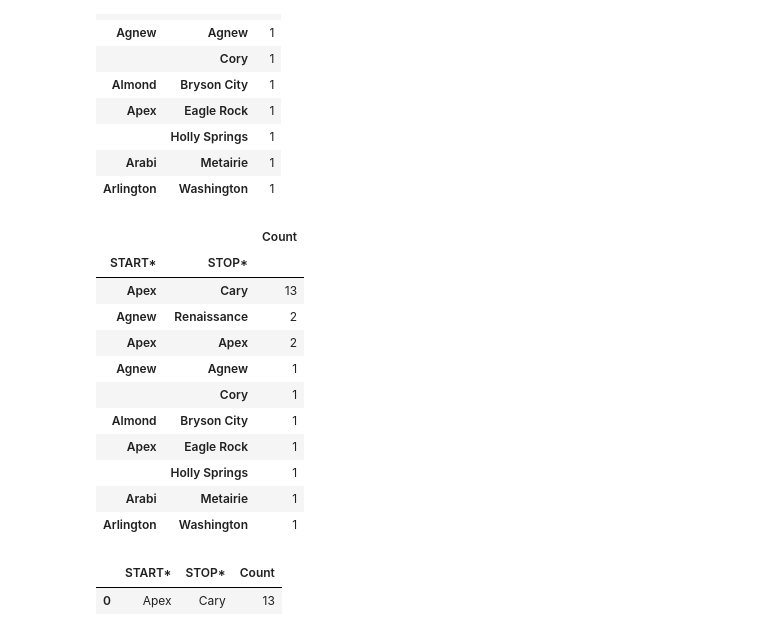
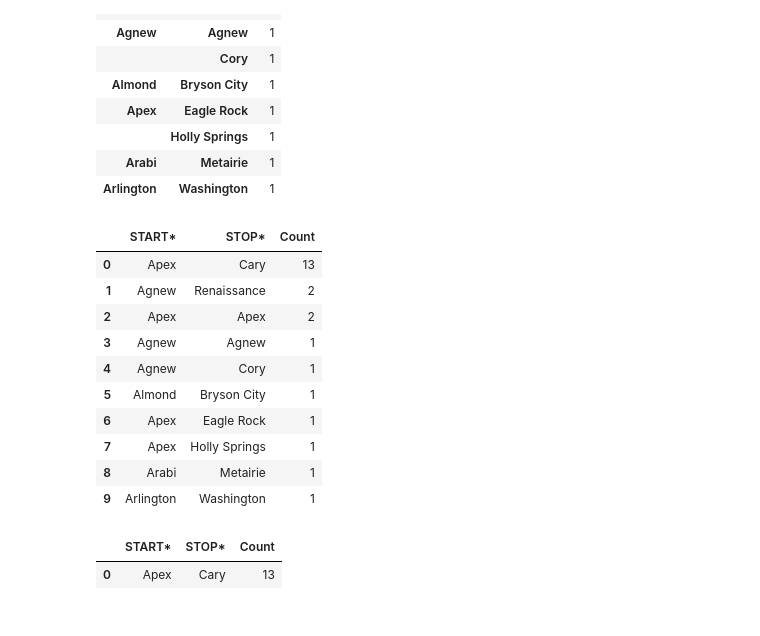
Before and after one commit to Hugox96/Uber_An-lise, a Jupyter notebook: Uber.ipynb, the cells around one changed output. Saved outputs shown, nothing was run; the diff lists cells and outputs as text; code cells hidden in the pictures.

```diff
--- a/Uber.ipynb
+++ b/Uber.ipynb
@@ -297,20 +302,19 @@ route_uber
 | Arlington | Washington | 1 |
 # %%
 route_uber.rename(columns={0:"Count"}, inplace=True)
-route_uber
+route_uber.reset_index()
 # %% [output]
-|  |  | Count |
-| START* | STOP* |  |
-| Apex | Cary | 13 |
-| Agnew | Renaissance | 2 |
-| Apex | Apex | 2 |
-| Agnew | Agnew | 1 |
-|  | Cory | 1 |
-| Almond | Bryson City | 1 |
-| Apex | Eagle Rock | 1 |
-|  | Holly Springs | 1 |
-| Arabi | Metairie | 1 |
-| Arlington | Washington | 1 |
+|  | START* | STOP* | Count |
+| 0 | Apex | Cary | 13 |
+| 1 | Agnew | Renaissance | 2 |
+| 2 | Apex | Apex | 2 |
+| 3 | Agnew | Agnew | 1 |
+| 4 | Agnew | Cory | 1 |
+| 5 | Almond | Bryson City | 1 |
+| 6 | Apex | Eagle Rock | 1 |
+| 7 | Apex | Holly Springs | 1 |
+| 8 | Arabi | Metairie | 1 |
+| 9 | Arlington | Washington | 1 |
 # %%
 route_uber.loc[route_uber["Count"] == max(route_uber["Count"])].reset_index()
 # %% [output]
```
Also changed, not shown: parts of 7 cells of this notebook.
